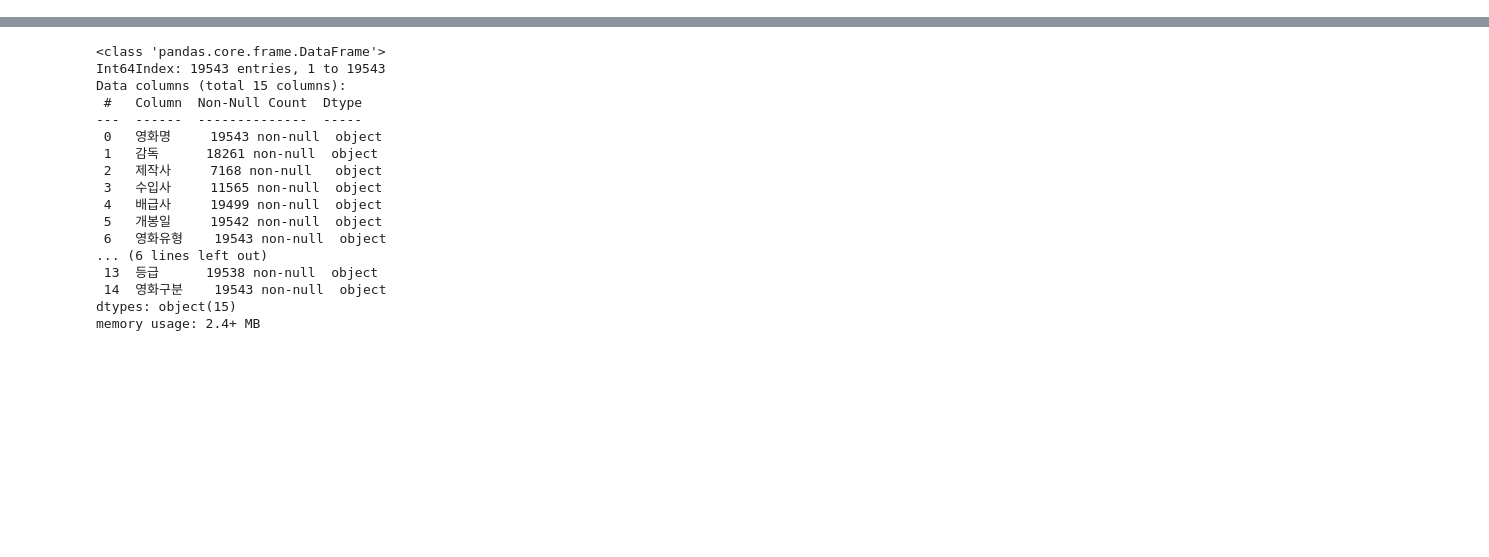
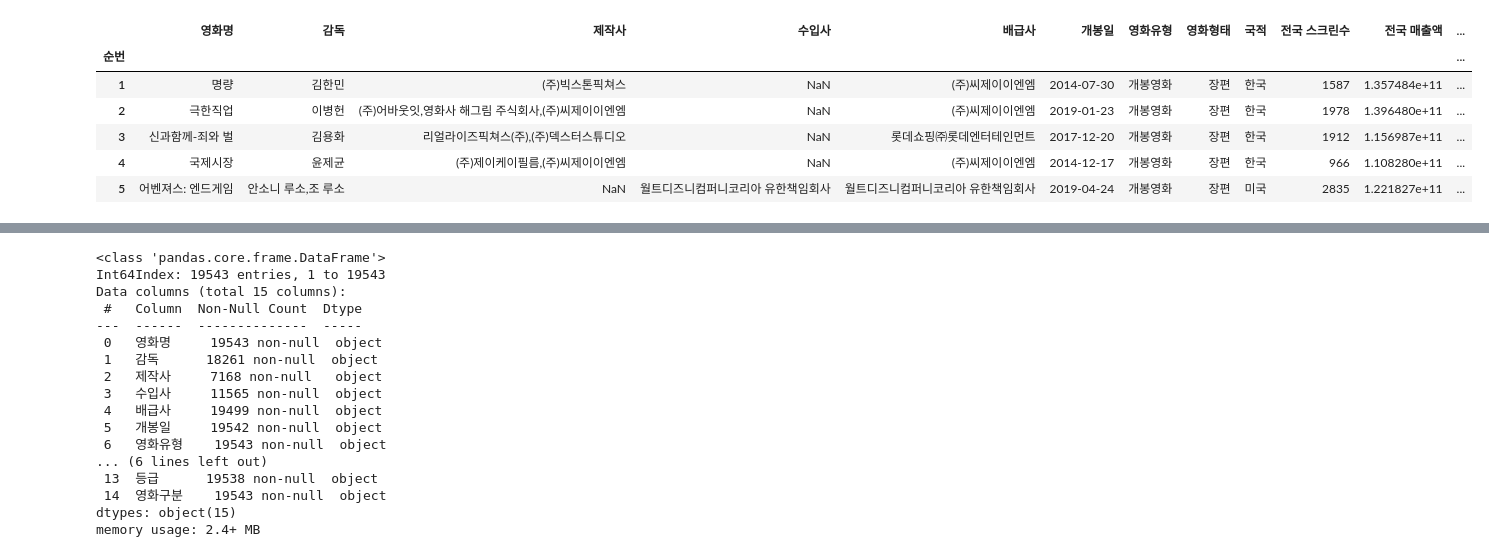
Before and after one commit to Play-Web-miniProject/MovieDL, a Jupyter notebook: data/movie_데이터확인.ipynb, the cells around one changed output, grey strips where cells are left out. Saved outputs shown, nothing was run; the diff lists cells and outputs as text; code cells hidden in the pictures; blank space fills up the shorter version.

```diff
--- a/data/movie_데이터확인.ipynb
+++ b/data/movie_데이터확인.ipynb
@@ -6,6 +7,15 @@ import warnings
 warnings.filterwarnings(action='ignore')
 # %%
-df = pd.read_csv('KOBIS_개봉일람_2023-03-20.csv', index_col="순번")
+df = pd.read_csv('movie_data/movie03_22.csv', index_col="순번", encoding='cp949')
+df.head()
+# %% [output]
+|  | 영화명 | 감독 | 제작사 | 수입사 | 배급사 | 개봉일 | 영화유형 | 영화형태 | 국적 | 전국 스크린수 | 전국 매출액 | ... |
+| 순번 |  |  |  |  |  |  |  |  |  |  |  | ... |
+| 1 | 명량 | 김한민 | (주)빅스톤픽쳐스 | NaN | (주)씨제이이엔엠 | 2014-07-30 | 개봉영화 | 장편 | 한국 | 1587 | 1.357484e+11 | ... |
+| 2 | 극한직업 | 이병헌 | (주)어바웃잇,영화사 해그림 주식회사,(주)씨제이이엔엠 | NaN | (주)씨제이이엔엠 | 2019-01-23 | 개봉영화 | 장편 | 한국 | 1978 | 1.396480e+11 | ... |
+| 3 | 신과함께-죄와 벌 | 김용화 | 리얼라이즈픽쳐스(주),(주)덱스터스튜디오 | NaN | 롯데쇼핑㈜롯데엔터테인먼트 | 2017-12-20 | 개봉영화 | 장편 | 한국 | 1912 | 1.156987e+11 | ... |
+| 4 | 국제시장 | 윤제균 | (주)제이케이필름,(주)씨제이이엔엠 | NaN | (주)씨제이이엔엠 | 2014-12-17 | 개봉영화 | 장편 | 한국 | 966 | 1.108280e+11 | ... |
+| 5 | 어벤져스: 엔드게임 | 안소니 루소,조 루소 | NaN | 월트디즈니컴퍼니코리아 유한책임회사 | 월트디즈니컴퍼니코리아 유한책임회사 | 2019-04-24 | 개봉영화 | 장편 | 미국 | 2835 | 1.221827e+11 | ... |
 # %%
 df.head()
 # %% [output]
```
Also changed, not shown: parts of 1 cell of this notebook, 5 other files.
